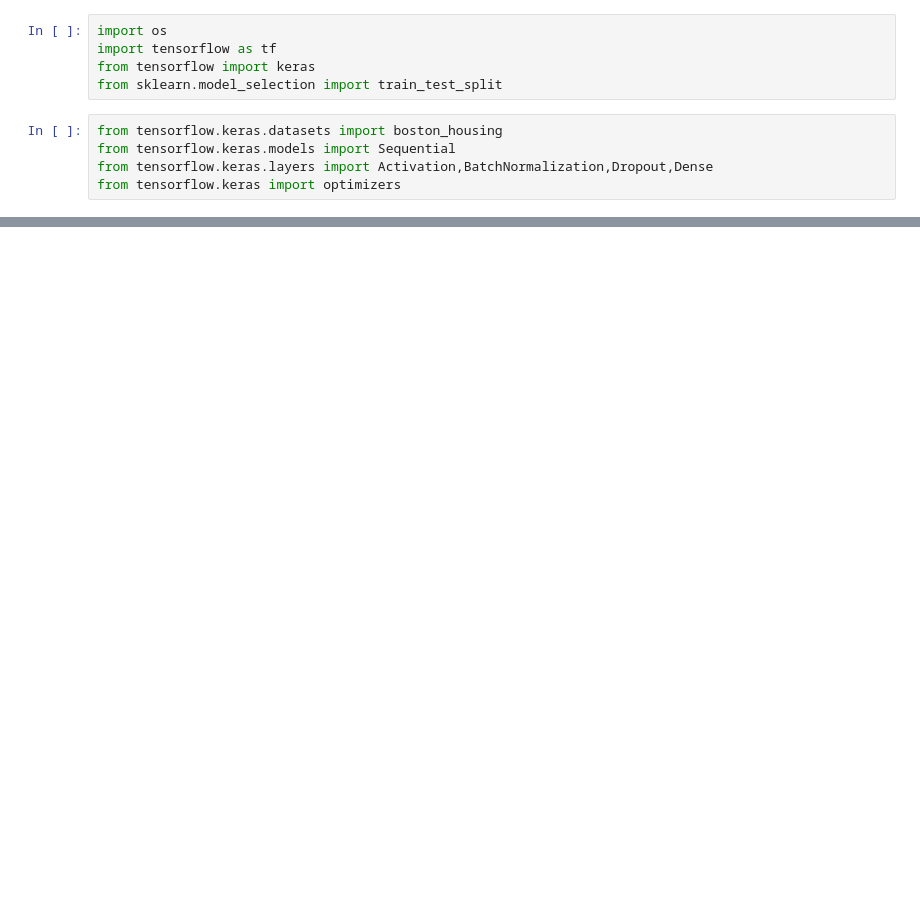
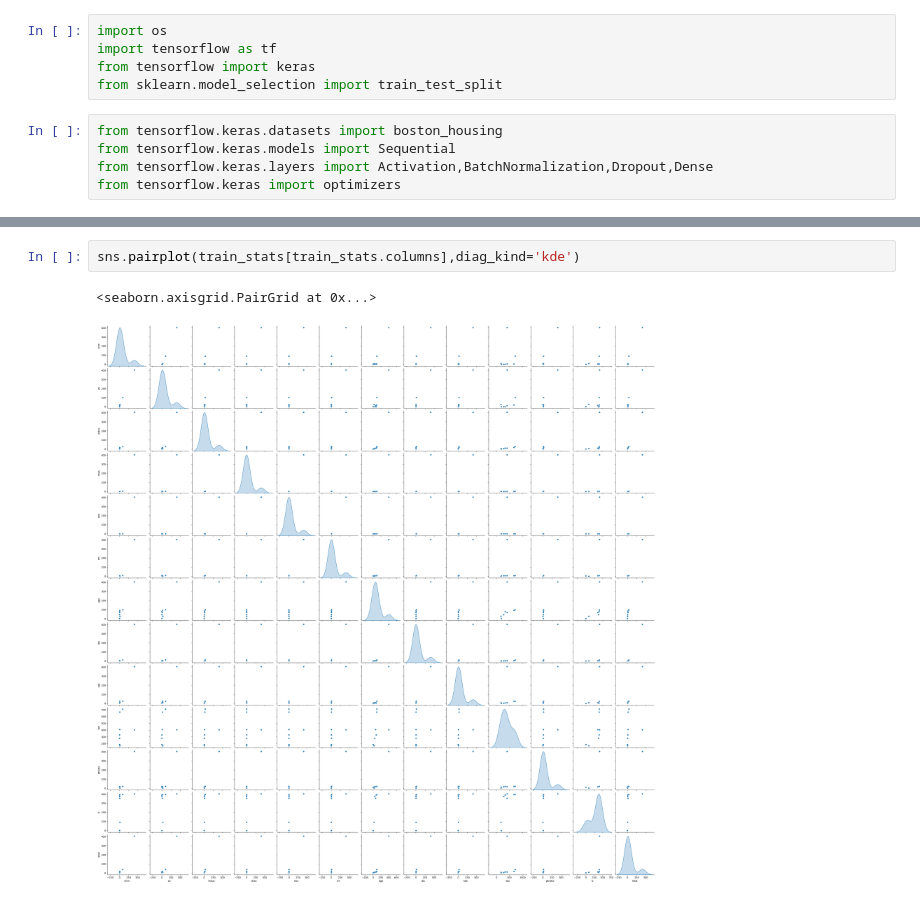
Before and after one commit to Dhaneshkp/DesktopAssistant, a Jupyter notebook: Tensorflow.ipynb, the cells around one changed output, grey strips where cells are left out. Drawn from its saved outputs; the diff is of its cells as text; blank space fills up the shorter version.

```diff
--- a/Tensorflow.ipynb
+++ b/Tensorflow.ipynb
@@ -18,0 +135,5 @@ import pathlib
+# %%
+sns.pairplot(train_stats[train_stats.columns],diag_kind='kde')
+# %% [output]
+<seaborn.axisgrid.PairGrid at 0x...>
+[figure, added]
```
Also changed, not shown: parts of 20 cells of this notebook.
